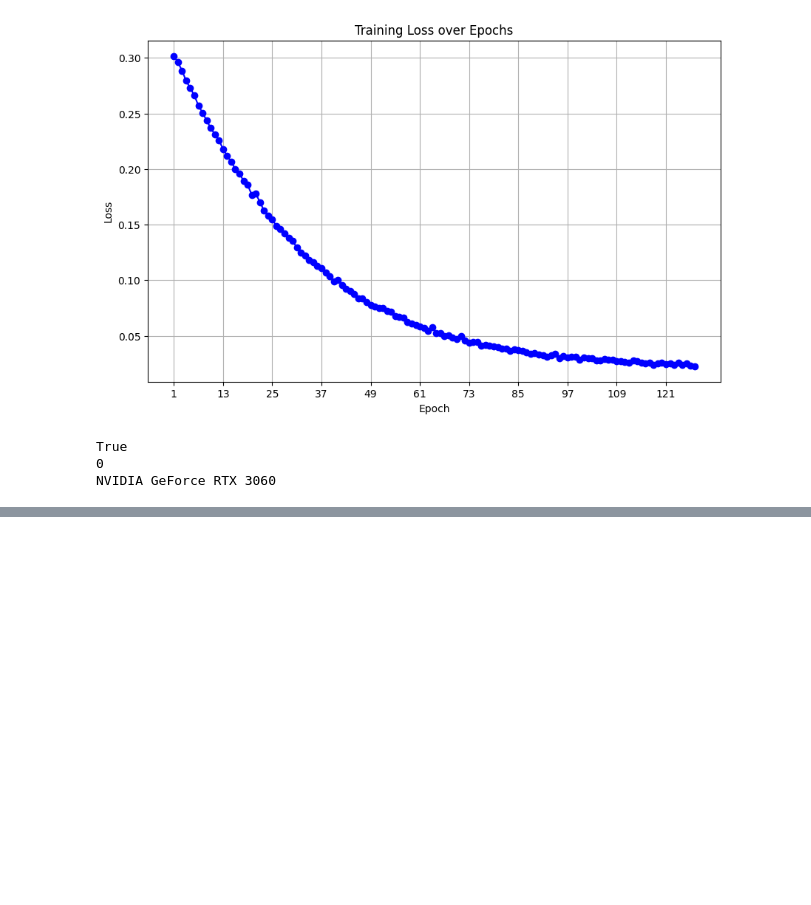
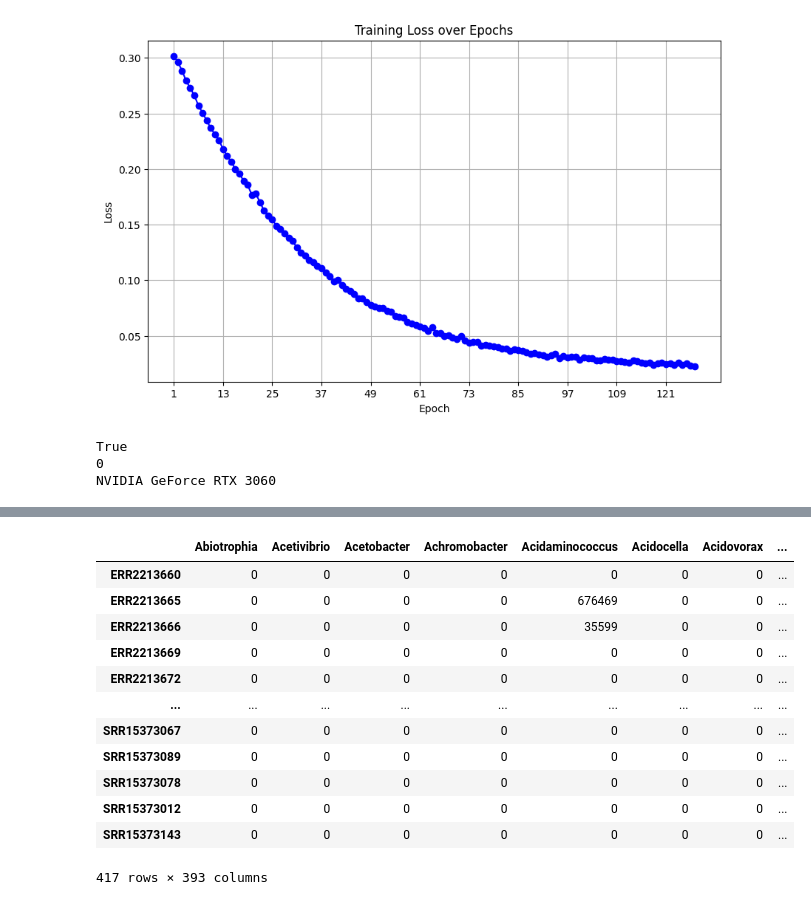
Before and after one commit to xuan13hao/microbiomformer, a Jupyter notebook: Analysis.ipynb, the cells around one changed output, grey strips where cells are left out. Cells and saved outputs as stored; diff of their text form; code cells hidden in the pictures; blank space fills up the shorter version.

```diff
--- a/Analysis.ipynb
+++ b/Analysis.ipynb
@@ -590,0 +534,55 @@ otu_table.shape
+# %%
+import pandas as pd
+# Read the data into a DataFrame
+df = pd.read_csv("NSCLC.csv")
+# Filter out columns that contain all zeros
+# df = df.loc[:, (NSCLC != 0).any(axis=0)]
+f1 = pd.read_csv('genus_rotated_f.csv')
+# print(f1.shape)
+# Extract genus-level data
+df['Genus'] = df['#NAME'].apply(lambda x: x.split(';g__')[1].split(';')[0] if ';g__' in x else 'Unclassified')
+
+# Select the relevant columns
+genus_df = df[['Genus'] + df.columns[1:-1].tolist()]
+
+# Filter out rows with "_unclassified" in the Genus column
+NSCLC = genus_df[~genus_df['Genus'].str.contains('_unclassified')]
+if 'Genus' in NSCLC.columns:
+    NSCLC = NSCLC.groupby('Genus').sum().reset_index()
+else:
+    NSCLC = NSCLC  # If there is no 'genus' column, use the original data
+NSCLC = NSCLC[NSCLC['Genus'].notna() & (NSCLC['Genus'] != '')]
+NSCLC = NSCLC.loc[:, (NSCLC != 0).any(axis=0)]
+NSCLC.set_index(NSCLC.columns[0], inplace=True)
+f2 = NSCLC.transpose()
+missing_cols = [col for col in f1.columns if col not in f2.columns]
+# Add missing columns to f2 with values set to 0 using pd.concat
+f2 = pd.concat([f2, pd.DataFrame(0, index=f2.index, columns=missing_cols)], axis=1)
+# Drop columns from f2 that are not in f1
+f2 = f2[f1.columns]
+# Merge f2 to f1, keeping only the column names
+f1 = f2
+metadata  = pd.read_csv('metadata_response.csv')
+metadata.set_index(metadata.columns[0], inplace=True)
+num_columns = len(merged_table.columns) - 1
+merged_table = f1.join(metadata, how='inner')
+merged_table = merged_table.drop(columns=['Best response'])
+merged_table
+# # Filter out rows that contain more than half of their values as zeros
+# merged_table = merged_table.loc[(merged_table.iloc[:, 1:] != 0).sum(axis=1) > (num_columns / 2)]
+# Save the processed data to a new CSV file
+# merged_table.to_csv('filtered_NSCLC.csv', index=False)
+# %% [output]
+|  | Abiotrophia | Acetivibrio | Acetobacter | Achromobacter | Acidaminococcus | Acidocella | Acidovorax | ... |
+| ERR2213660 | 0 | 0 | 0 | 0 | 0 | 0 | 0 | ... |
+| ERR2213665 | 0 | 0 | 0 | 0 | 676469 | 0 | 0 | ... |
+| ERR2213666 | 0 | 0 | 0 | 0 | 35599 | 0 | 0 | ... |
+| ERR2213669 | 0 | 0 | 0 | 0 | 0 | 0 | 0 | ... |
+| ERR2213672 | 0 | 0 | 0 | 0 | 0 | 0 | 0 | ... |
+| ... | ... | ... | ... | ... | ... | ... | ... | ... |
+| SRR15373067 | 0 | 0 | 0 | 0 | 0 | 0 | 0 | ... |
+| SRR15373089 | 0 | 0 | 0 | 0 | 0 | 0 | 0 | ... |
+| SRR15373078 | 0 | 0 | 0 | 0 | 0 | 0 | 0 | ... |
+| SRR15373012 | 0 | 0 | 0 | 0 | 0 | 0 | 0 | ... |
+| SRR15373143 | 0 | 0 | 0 | 0 | 0 | 0 | 0 | ... |
+417 rows × 393 columns
```
Also changed, not shown: parts of 4 cells of this notebook, 9 other files.
